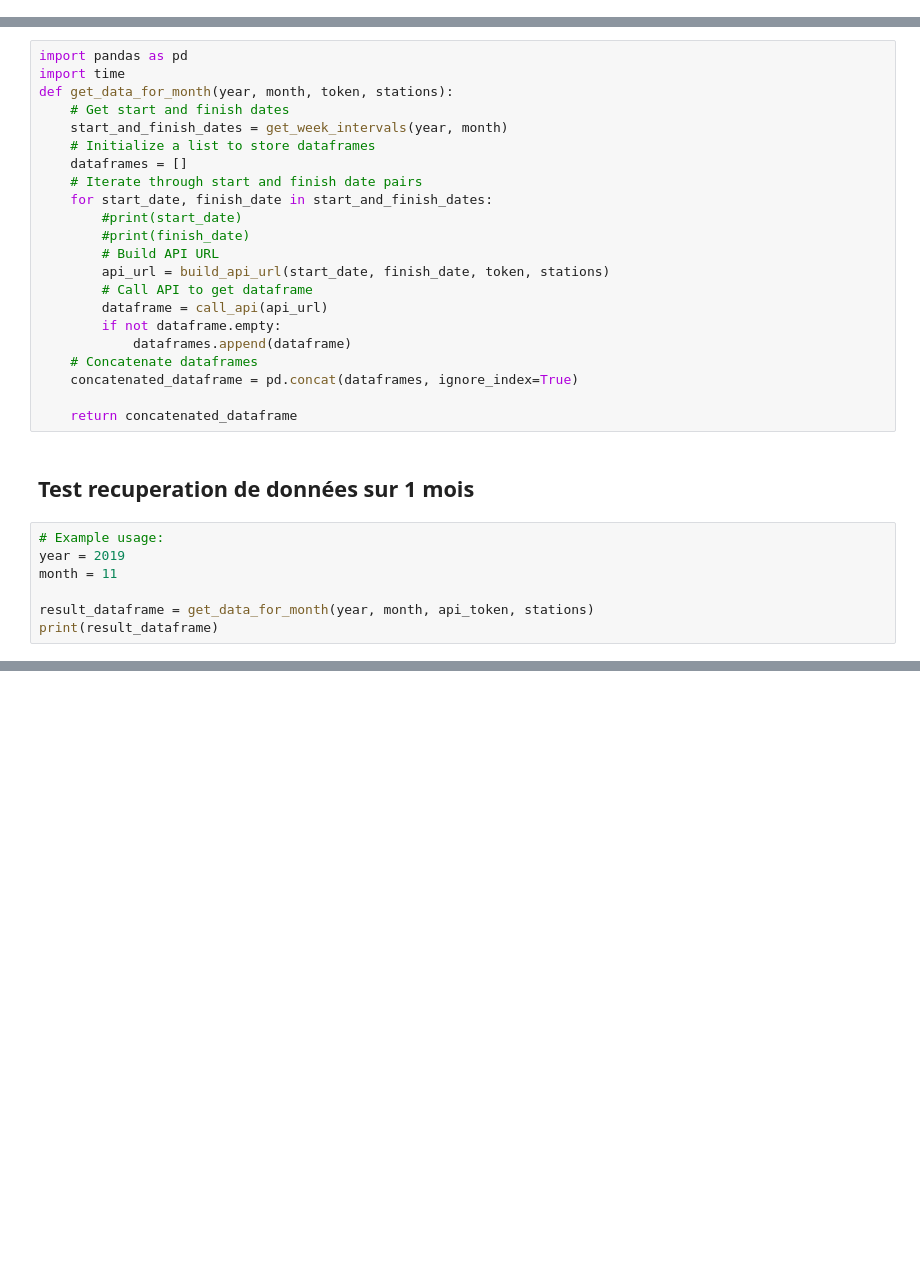
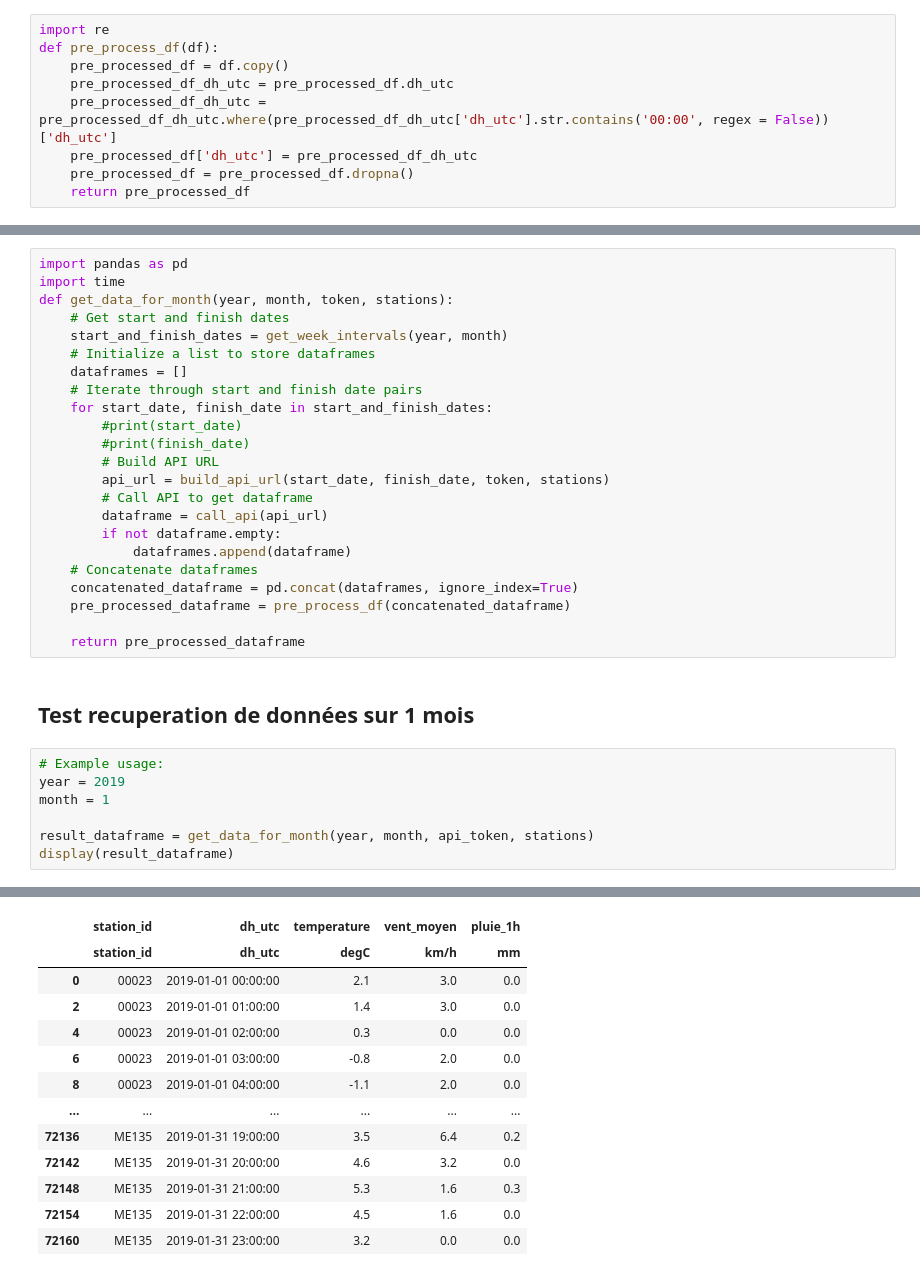
Before and after one commit to ymerenos/ProjetBigDataM2-2024, a Jupyter notebook: BigData.ipynb, the cells around one changed output, grey strips where cells are left out. Drawn from its saved outputs; the diff is of its cells as text; blank space fills up the shorter version.

```diff
--- a/BigData.ipynb
+++ b/BigData.ipynb
@@ -172,3 +213,12 @@ Start and finish dates for 2019-11: [['2019-11-01', '2019-11-07'], ['2019-11-08'
+# %%
+import re
+def pre_process_df(df):
+    pre_processed_df = df.copy()
+    pre_processed_df_dh_utc = pre_processed_df.dh_utc
+    pre_processed_df_dh_utc = pre_processed_df_dh_utc.where(pre_processed_df_dh_utc['dh_utc'].str.contains('00:00', regex = False))['dh_utc']
+    pre_processed_df['dh_utc'] = pre_processed_df_dh_utc
+    pre_processed_df = pre_processed_df.dropna()
+    return pre_processed_df
 # %% [markdown]
 ## Recuperer dataframe des donnes meteo d'un mois precis
 # %%
@@ -191,15 +241,16 @@ def get_data_for_month(year, month, token, stations):
             dataframes.append(dataframe)
     # Concatenate dataframes
     concatenated_dataframe = pd.concat(dataframes, ignore_index=True)
+    pre_processed_dataframe = pre_process_df(concatenated_dataframe)
 
-    return concatenated_dataframe
+    return pre_processed_dataframe
 # %% [markdown]
 ## Test recuperation de données sur 1 mois
 # %%
 # Example usage:
 year = 2019
-month = 11
+month = 1
 
 result_dataframe = get_data_for_month(year, month, api_token, stations)
-print(result_dataframe)
+display(result_dataframe)
 # %% [output]
@@ -227,0 +263,13 @@ Error decoding CSV: 'pluie_3h'
+|  | station_id | dh_utc | temperature | vent_moyen | pluie_1h |
+|  | station_id | dh_utc | degC | km/h | mm |
+| 0 | 00023 | 2019-01-01 00:00:00 | 2.1 | 3.0 | 0.0 |
+| 2 | 00023 | 2019-01-01 01:00:00 | 1.4 | 3.0 | 0.0 |
+| 4 | 00023 | 2019-01-01 02:00:00 | 0.3 | 0.0 | 0.0 |
+| 6 | 00023 | 2019-01-01 03:00:00 | -0.8 | 2.0 | 0.0 |
+| 8 | 00023 | 2019-01-01 04:00:00 | -1.1 | 2.0 | 0.0 |
+| ... | ... | ... | ... | ... | ... |
+| 72136 | ME135 | 2019-01-31 19:00:00 | 3.5 | 6.4 | 0.2 |
+| 72142 | ME135 | 2019-01-31 20:00:00 | 4.6 | 3.2 | 0.0 |
+| 72148 | ME135 | 2019-01-31 21:00:00 | 5.3 | 1.6 | 0.3 |
+| 72154 | ME135 | 2019-01-31 22:00:00 | 4.5 | 1.6 | 0.0 |
+| 72160 | ME135 | 2019-01-31 23:00:00 | 3.2 | 0.0 | 0.0 |
```
Also changed, not shown: parts of 25 cells of this notebook, 1 other file.
